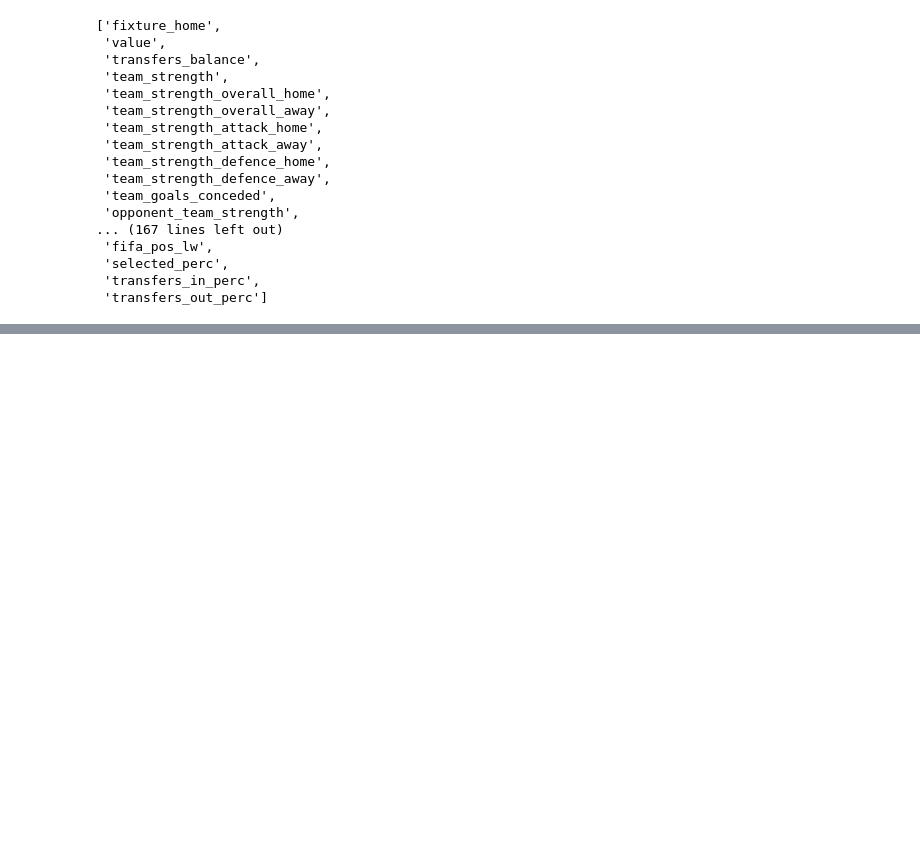
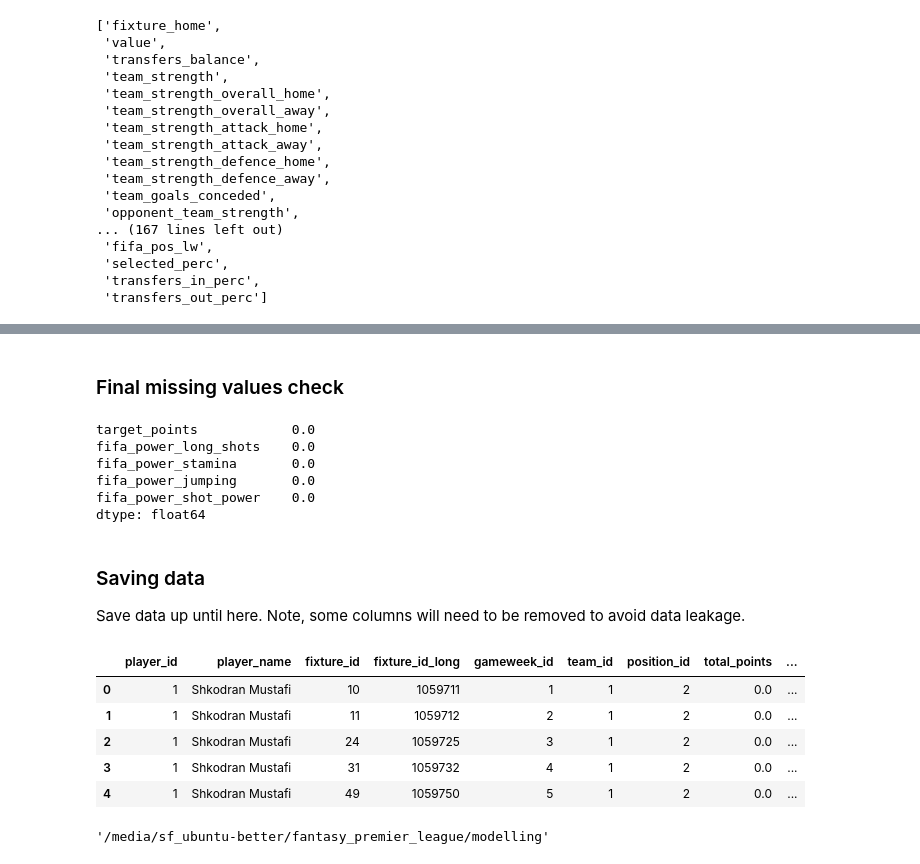
Before and after one commit to Hazzais/fantasy_premier_league, a Jupyter notebook: modelling/exploratory_analysis_and_feature_engineering.ipynb, the cells around one changed output, grey strips where cells are left out. Drawn from its saved outputs; the diff is of its cells as text; code cells hidden in the pictures; blank space fills up the shorter version.

```diff
--- a/modelling/exploratory_analysis_and_feature_engineering.ipynb
+++ b/modelling/exploratory_analysis_and_feature_engineering.ipynb
@@ -1171,0 +1331,40 @@ numeric_cols
+# %%
+data_example['target_played'] = data_example['total_minutes'] > 0
+data_example['target_points'] = data_example['total_points'] >= 4
+# %% [markdown]
+### Final missing values check
+# %%
+check_cols = [c for c in data_example.columns
+              if not c.startswith(('previous_', 'kickoff_feature_time_diff'))]
+data_example[check_cols].isna().mean().sort_values(ascending=False).head(5)
+# %% [output]
+target_points            0.0
+fifa_power_long_shots    0.0
+fifa_power_stamina       0.0
+fifa_power_jumping       0.0
+fifa_power_shot_power    0.0
+dtype: float64
+# %% [markdown]
+### Saving data
+Save data up until here. Note, some columns will need to be removed to avoid data leakage.
+# %%
+data_example.head(5)
+# %% [output]
+|  | player_id | player_name | fixture_id | fixture_id_long | gameweek_id | team_id | position_id | total_points | ... |
+| 0 | 1 | Shkodran Mustafi | 10 | 1059711 | 1 | 1 | 2 | 0.0 | ... |
+| 1 | 1 | Shkodran Mustafi | 11 | 1059712 | 2 | 1 | 2 | 0.0 | ... |
+| 2 | 1 | Shkodran Mustafi | 24 | 1059725 | 3 | 1 | 2 | 0.0 | ... |
+| 3 | 1 | Shkodran Mustafi | 31 | 1059732 | 4 | 1 | 2 | 0.0 | ... |
+| 4 | 1 | Shkodran Mustafi | 49 | 1059750 | 5 | 1 | 2 | 0.0 | ... |
+# %%
+rm_cols = ['team_id',
+          'position_id',
+          'home_team_id',
+          'away_team_id',
+          'selected_perc',
+          'transfers_in_perc',
+          'transfers_out_perc']
+
+data_example.to_csv('./data/model_data.csv', index=False)
+# %% [output]
+'/media/sf_ubuntu-better/fantasy_premier_league/modelling'
```
Also changed, not shown: parts of 18 cells of this notebook.
